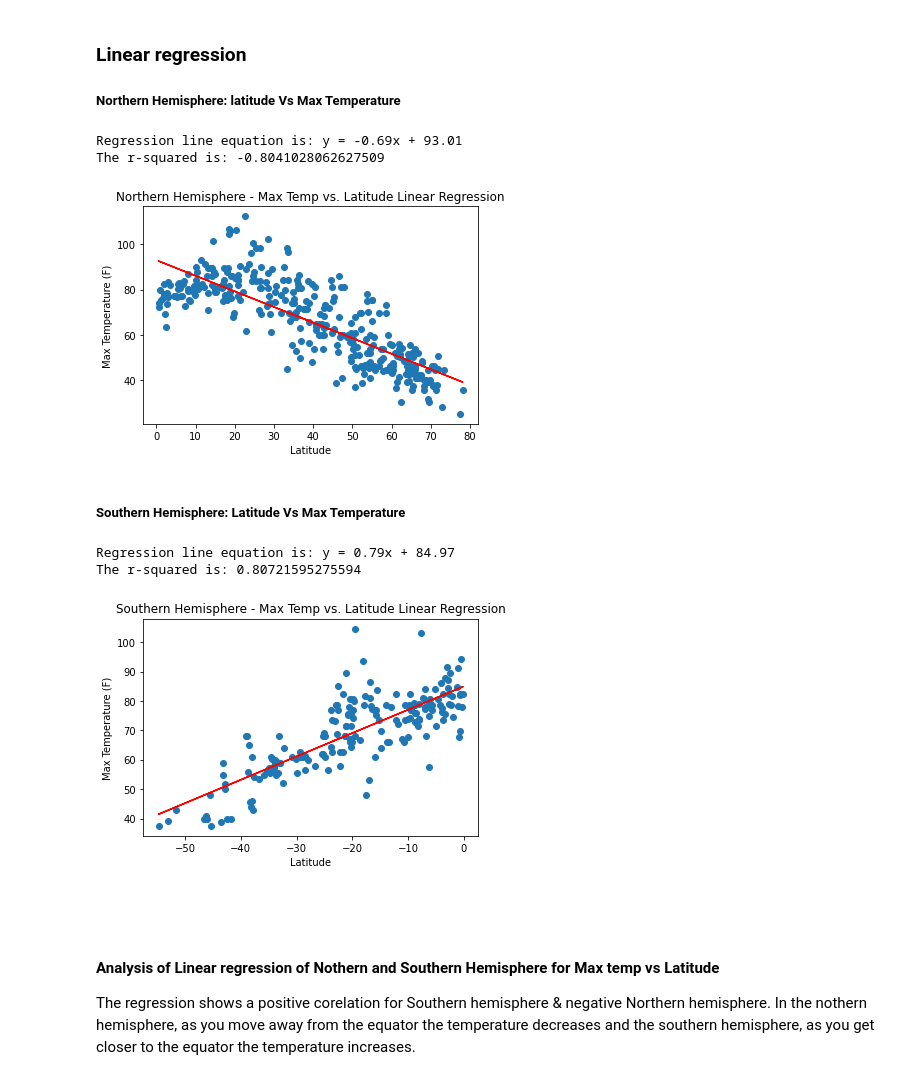
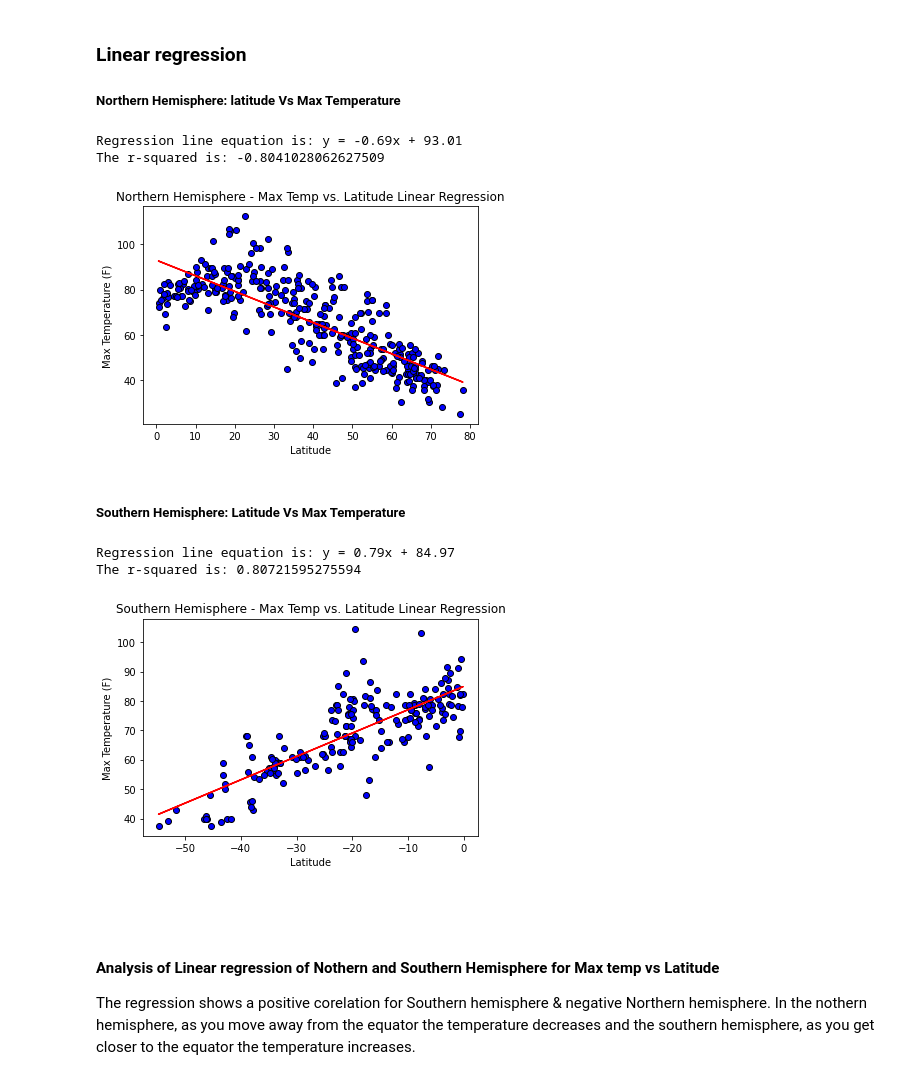
Before and after one commit to ShimsyV/python-api-challenge, a Jupyter notebook: WeatherPy/WeatherPy.ipynb, the cells around one changed output. Saved outputs shown, nothing was run; the diff lists cells and outputs as text; code cells hidden in the pictures.

```diff
--- a/WeatherPy/WeatherPy.ipynb
+++ b/WeatherPy/WeatherPy.ipynb
@@ -267,23 +267,23 @@ southern_df = weather_data.loc[pd.to_numeric(weather_data["Latitude"]) < 0, :]
 # %%
 x_values = pd.to_numeric(northern_df['Latitude'])
 y_values = pd.to_numeric(northern_df['Max Temp'])
 (slope, intercept, rvalue, pvalue, stderr) = linregress(x_values, y_values)
 regress_values = x_values * slope + intercept
 line_eq = "y = " + str(round(slope,2)) + "x + " + str(round(intercept,2))
 print(f"Regression line equation is: {line_eq}")
-plt.scatter(x_values,y_values)
+plt.scatter(x_values,y_values, facecolors="Blue", edgecolors="black", marker="o")
 plt.plot(x_values,regress_values,"r-")
 plt.annotate(line_eq,(6,10),fontsize=15,color="red")
 plt.xlabel('Latitude')
 plt.ylabel('Max Temperature (F)')
 plt.title('Northern Hemisphere - Max Temp vs. Latitude Linear Regression')
 print(f"The r-squared is: {rvalue}")
 plt.savefig("Output/Northern Hemisphere Latitude vs. Max Temp.png")
 plt.show()
 # %% [output]
 Regression line equation is: y = -0.69x + 93.01
 The r-squared is: -0.8041028062627509
-[figure, old version]
+[figure, new version]
 # %% [markdown]
 ##### Southern Hemisphere: Latitude Vs Max Temperature
 # %%
@@ -293,7 +293,7 @@ y_values = pd.to_numeric(southern_df['Max Temp'])
 regress_values = x_values * slope + intercept
 line_eq = "y = " + str(round(slope,2)) + "x + " + str(round(intercept,2))
 print(f"Regression line equation is: {line_eq}")
-plt.scatter(x_values,y_values)
+plt.scatter(x_values,y_values, facecolors="Blue", edgecolors="black", marker="o")
 plt.plot(x_values,regress_values,"r-")
 plt.annotate(line_eq,(6,10),fontsize=15,color="red")
 plt.xlabel('Latitude')
@@ -305,7 +305,7 @@ plt.show()
 # %% [output]
 Regression line equation is: y = 0.79x + 84.97
 The r-squared is: 0.80721595275594
-[figure, old version]
+[figure, new version]
 # %% [markdown]
 #### Analysis of Linear regression of Nothern and Southern Hemisphere for Max temp vs Latitude
 The regression shows a positive corelation for Southern hemisphere & negative Northern hemisphere.
```
Also changed, not shown: parts of 6 cells of this notebook, 8 other files.
